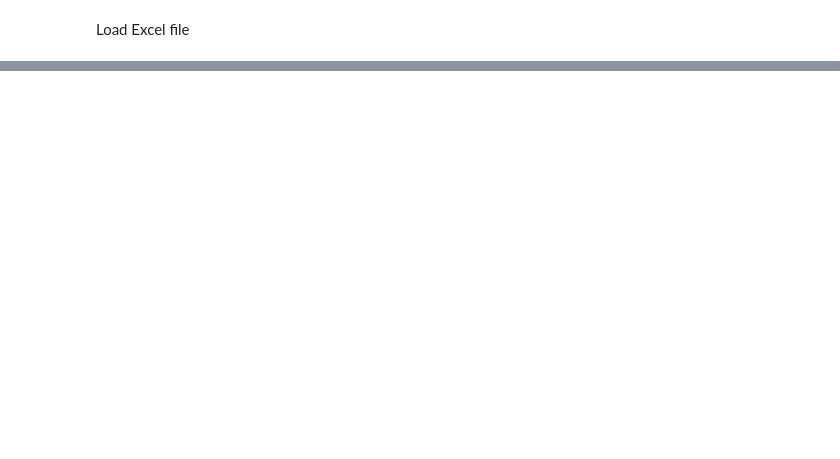
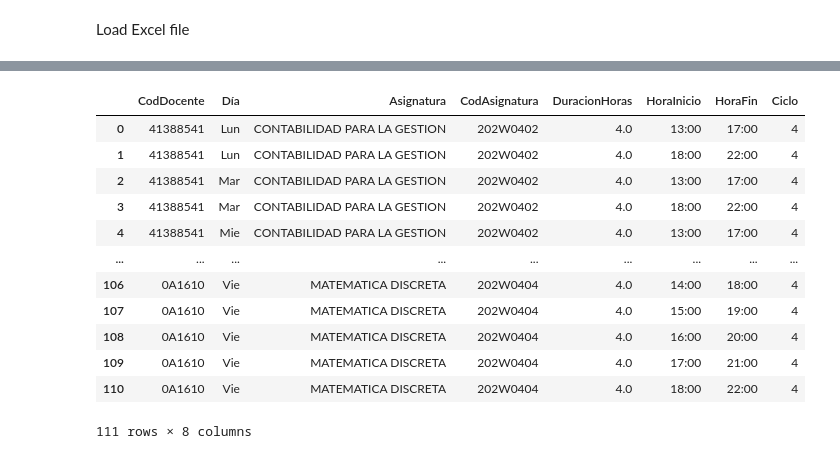
Before and after one commit to NicolasRojasGalaDEV/timeTablingFisiUNMSM, a Jupyter notebook: Extraccion/RealDisponibilidadDocente.ipynb, the cells around one changed output, grey strips where cells are left out. Cells and saved outputs as stored; diff of their text form; code cells hidden in the pictures; blank space fills up the shorter version.

```diff
--- a/Extraccion/RealDisponibilidadDocente.ipynb
+++ b/Extraccion/RealDisponibilidadDocente.ipynb
@@ -103,0 +313,47 @@ print("✅ Grouped availability saved to grouped_availability.csv")
+# %%
+from datetime import datetime, timedelta
+
+def generar_franjas(hora_inicio, hora_fin, duracion_horas):
+    formato = "%H:%M"
+    h_inicio = datetime.strptime(hora_inicio, formato)
+    h_fin = datetime.strptime(hora_fin, formato)
+    resultado = []
+
+    while h_inicio + timedelta(hours=duracion_horas) <= h_fin:
+        nueva_fin = h_inicio + timedelta(hours=duracion_horas)
+        resultado.append((h_inicio.strftime(formato), nueva_fin.strftime(formato)))
+        h_inicio += timedelta(hours=1)  # ← solo se avanza en horas completas
+
+    return resultado
+# %%
+def expandir_franjas(row):
+    franjas = generar_franjas(row["HoraInicio"], row["HoraFin"], row["DuracionHoras"])
+    return pd.DataFrame({
+        "CodDocente": row["CodDocente"],
+        "Día": row["Dia"],
+        "Asignatura": row["Asignatura"],
+        "CodAsignatura": row["CodAsignatura"],
+        "DuracionHoras": row["DuracionHoras"],
+        "HoraInicio": [ini for ini, _ in franjas],
+        "HoraFin": [fin for _, fin in franjas],
+        "Ciclo" : row["Ciclo"]
+    })
+
+# Aplicamos fila por fila
+posibles_horarios = pd.concat([expandir_franjas(row) for _, row in cruce.iterrows()], ignore_index=True)
+# %%
+posibles_horarios
+# %% [output]
+|  | CodDocente | Día | Asignatura | CodAsignatura | DuracionHoras | HoraInicio | HoraFin | Ciclo |
+| 0 | 41388541 | Lun | CONTABILIDAD PARA LA GESTION | 202W0402 | 4.0 | 13:00 | 17:00 | 4 |
+| 1 | 41388541 | Lun | CONTABILIDAD PARA LA GESTION | 202W0402 | 4.0 | 18:00 | 22:00 | 4 |
+| 2 | 41388541 | Mar | CONTABILIDAD PARA LA GESTION | 202W0402 | 4.0 | 13:00 | 17:00 | 4 |
+| 3 | 41388541 | Mar | CONTABILIDAD PARA LA GESTION | 202W0402 | 4.0 | 18:00 | 22:00 | 4 |
+| 4 | 41388541 | Mie | CONTABILIDAD PARA LA GESTION | 202W0402 | 4.0 | 13:00 | 17:00 | 4 |
+| ... | ... | ... | ... | ... | ... | ... | ... | ... |
+| 106 | 0A1610 | Vie | MATEMATICA DISCRETA | 202W0404 | 4.0 | 14:00 | 18:00 | 4 |
+| 107 | 0A1610 | Vie | MATEMATICA DISCRETA | 202W0404 | 4.0 | 15:00 | 19:00 | 4 |
+| 108 | 0A1610 | Vie | MATEMATICA DISCRETA | 202W0404 | 4.0 | 16:00 | 20:00 | 4 |
+| 109 | 0A1610 | Vie | MATEMATICA DISCRETA | 202W0404 | 4.0 | 17:00 | 21:00 | 4 |
+| 110 | 0A1610 | Vie | MATEMATICA DISCRETA | 202W0404 | 4.0 | 18:00 | 22:00 | 4 |
+111 rows × 8 columns
```
Also changed, not shown: parts of 67 cells of this notebook, 18 other files.
